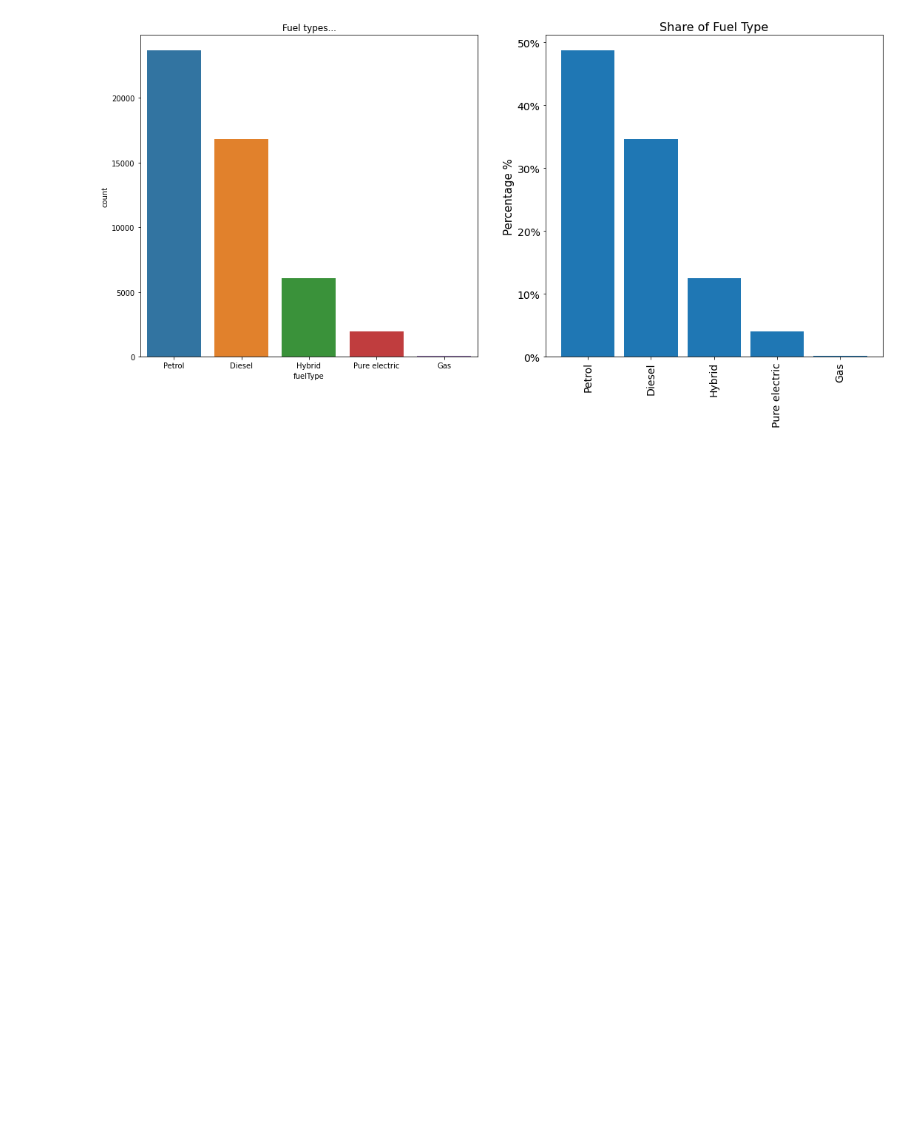
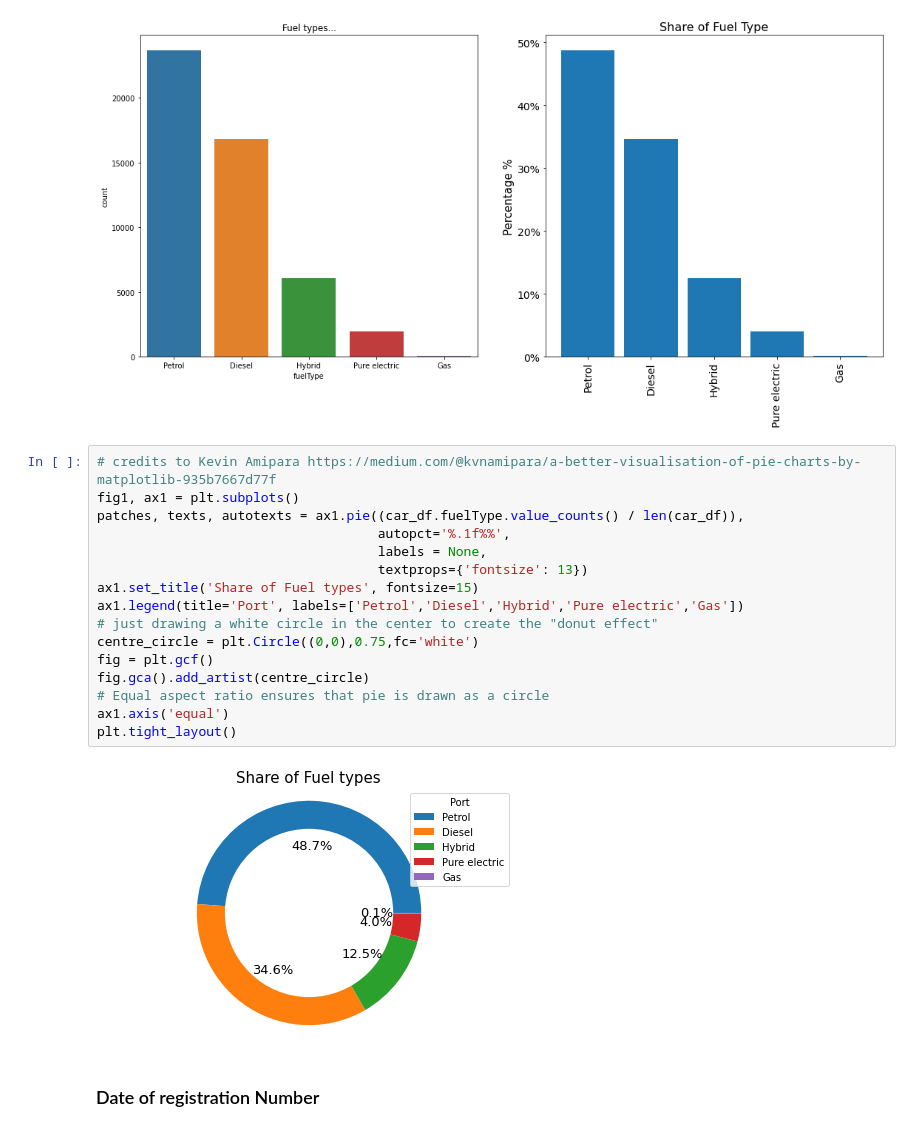
Before and after one commit to KwstasMCPU/NewAutoMotive, a Jupyter notebook: new_auto_task.ipynb, the cells around one changed output. Saved outputs shown, nothing was run; the diff lists cells and outputs as text; blank space fills up the shorter version.

Commit message:
date explored

```diff
--- a/new_auto_task.ipynb
+++ b/new_auto_task.ipynb
@@ -111,3 +111,23 @@ ax2.set_yticklabels(['{:.0%}'.format(x) for x in ax2.get_yticks()])
 ax2.tick_params(labelsize=14);
 # %% [output]
 [figure]
+# %%
+# credits to Kevin Amipara https://medium.com/@kvnamipara/a-better-visualisation-of-pie-charts-by-matplotlib-935b7667d77f
+fig1, ax1 = plt.subplots()
+patches, texts, autotexts = ax1.pie((car_df.fuelType.value_counts() / len(car_df)),
+                                    autopct='%.1f%%',
+                                    labels = None,
+                                    textprops={'fontsize': 13})
+ax1.set_title('Share of Fuel types', fontsize=15)
+ax1.legend(title='Port', labels=['Petrol','Diesel','Hybrid','Pure electric','Gas'])
+# just drawing a white circle in the center to create the "donut effect"
+centre_circle = plt.Circle((0,0),0.75,fc='white')
+fig = plt.gcf()
+fig.gca().add_artist(centre_circle)
+# Equal aspect ratio ensures that pie is drawn as a circle
+ax1.axis('equal')
+plt.tight_layout()
+# %% [output]
+[figure, added]
+# %% [markdown]
+### Date of registration Number
```
Also changed, not shown: parts of 5 cells of this notebook.
